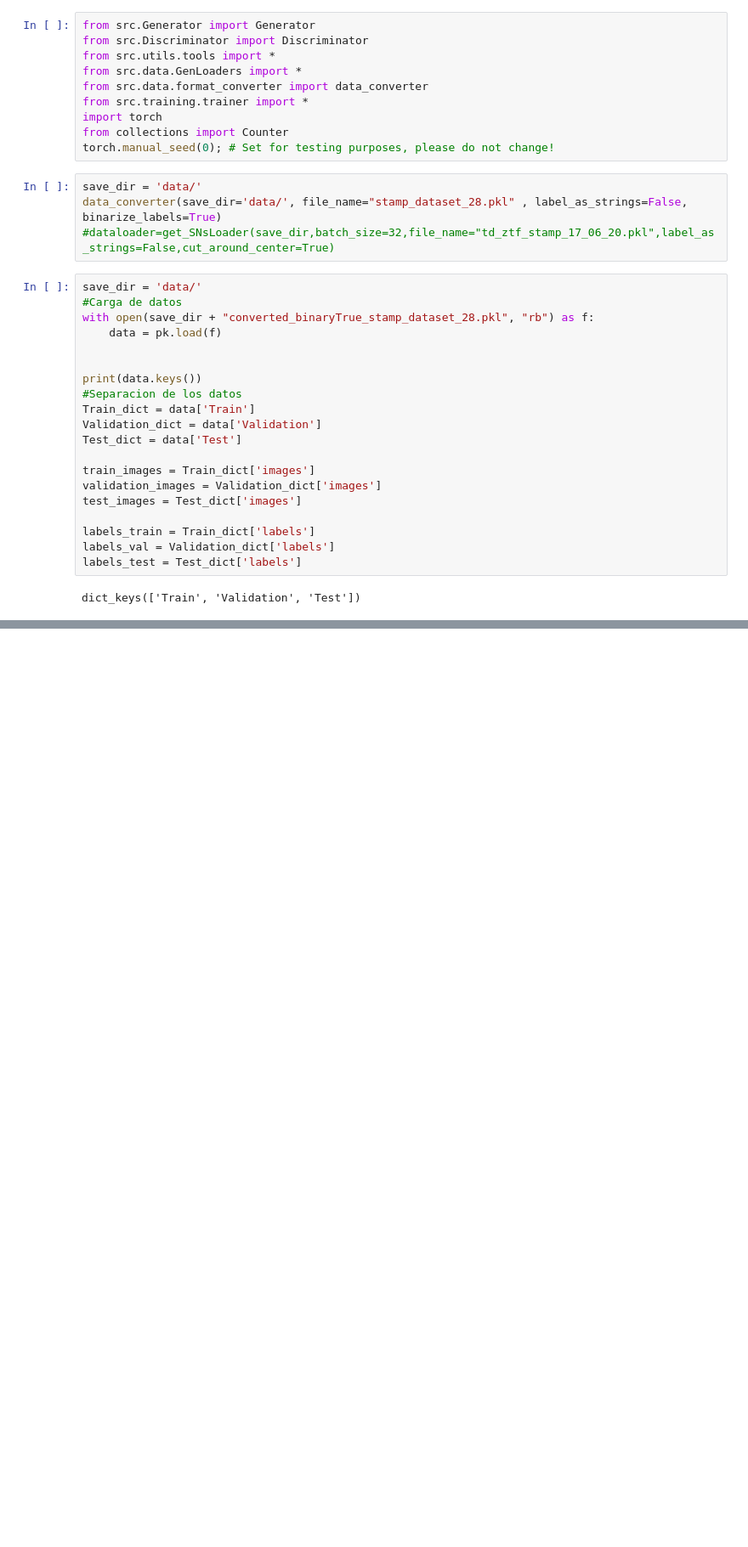
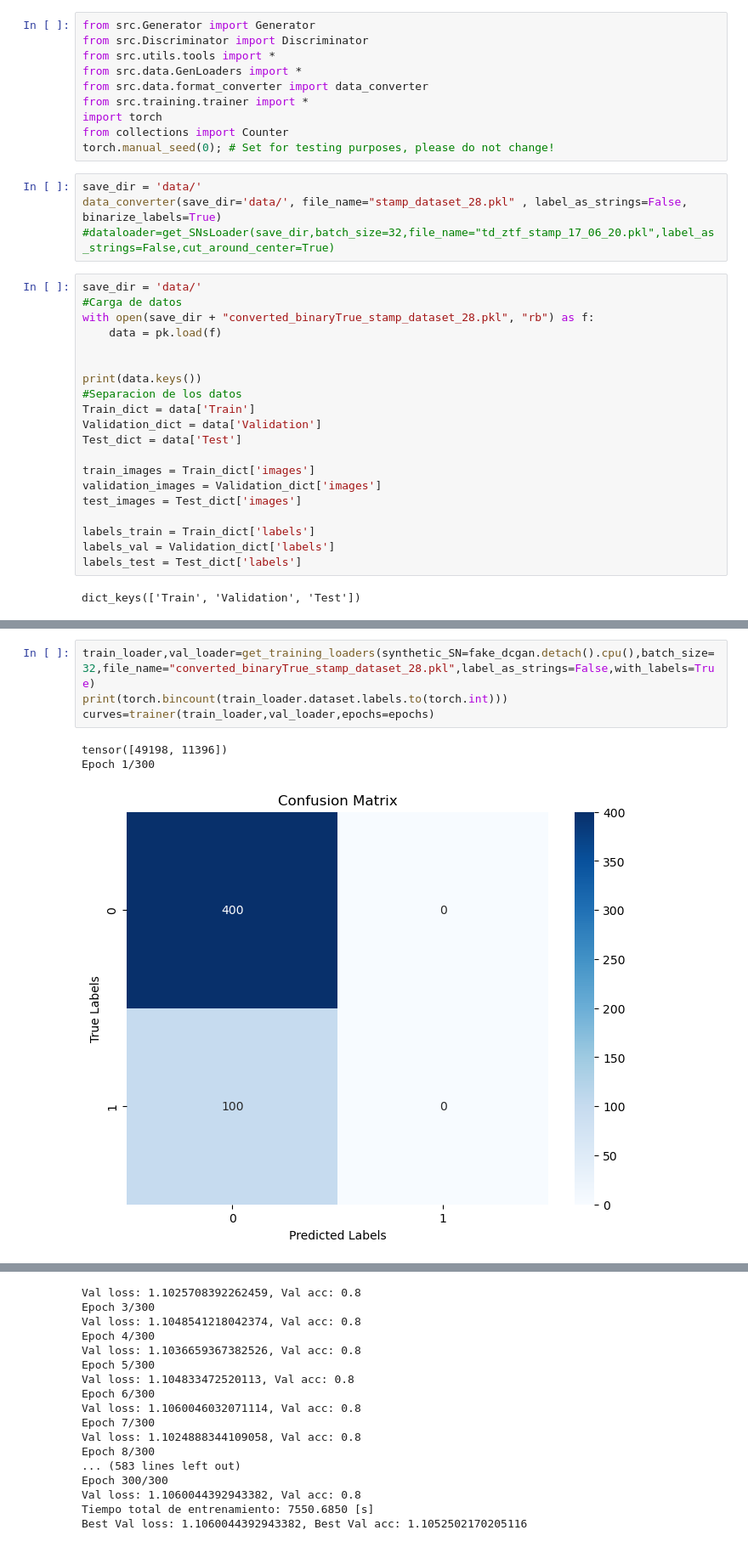
Before and after one commit to nfierroflo/Astronomical-Images-with-GANs, a Jupyter notebook: binary_class_experiments.ipynb, the cells around one changed output, grey strips where cells are left out. Shown at 85% size. Saved outputs shown, nothing was run; the diff lists cells and outputs as text; blank space fills up the shorter version.

```diff
--- a/binary_class_experiments.ipynb
+++ b/binary_class_experiments.ipynb
@@ -62,0 +179,8 @@ KeyboardInterrupt:
+# %%
+train_loader,val_loader=get_training_loaders(synthetic_SN=fake_dcgan.detach().cpu(),batch_size=32,file_name="converted_binaryTrue_stamp_dataset_28.pkl",label_as_strings=False,with_labels=True)
+print(torch.bincount(train_loader.dataset.labels.to(torch.int)))
+curves=trainer(train_loader,val_loader,epochs=epochs)
+# %% [output]
+tensor([49198, 11396])
+Epoch 1/300
+[figure, added]
@@ -62,0 +189,17 @@ KeyboardInterrupt:
+Val loss: 1.1025708392262459, Val acc: 0.8
+Epoch 3/300
+Val loss: 1.1048541218042374, Val acc: 0.8
+Epoch 4/300
+Val loss: 1.1036659367382526, Val acc: 0.8
+Epoch 5/300
+Val loss: 1.104833472520113, Val acc: 0.8
+Epoch 6/300
+Val loss: 1.1060046032071114, Val acc: 0.8
+Epoch 7/300
+Val loss: 1.1024888344109058, Val acc: 0.8
+Epoch 8/300
+... (583 lines left out)
+Epoch 300/300
+Val loss: 1.1060044392943382, Val acc: 0.8
+Tiempo total de entrenamiento: 7550.6850 [s]
+Best Val loss: 1.1060044392943382, Best Val acc: 1.1052502170205116
```
Also changed, not shown: parts of 13 cells of this notebook, 8 other files.
